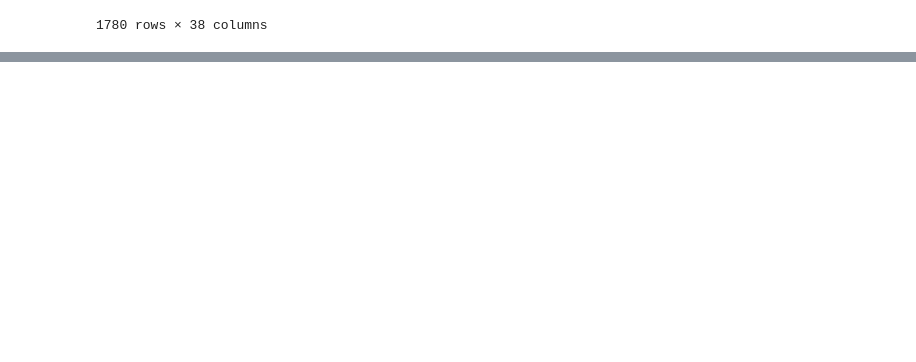
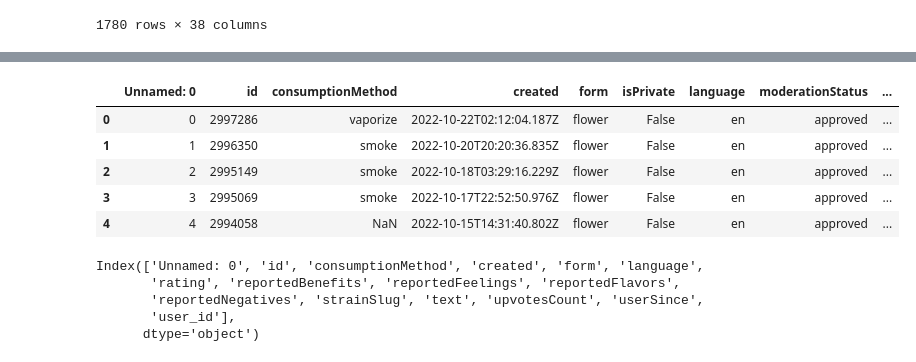
Before and after one commit to jachiike-madubuko/canna.bi, a Jupyter notebook: notebooks/exploratory/5.0-jcm-cleaning-reviews.ipynb, the cells around one changed output, grey strips where cells are left out. Saved outputs shown, nothing was run; the diff lists cells and outputs as text; code cells hidden in the pictures; blank space fills up the shorter version.

```diff
--- a/notebooks/exploratory/5.0-jcm-cleaning-reviews.ipynb
+++ b/notebooks/exploratory/5.0-jcm-cleaning-reviews.ipynb
@@ -66,0 +115,17 @@ init[init.strainSlug == 'wedding-cake']
+# %%
+df3.head()
+# %% [output]
+|  | Unnamed: 0 | id | consumptionMethod | created | form | isPrivate | language | moderationStatus | ... |
+| 0 | 0 | 2997286 | vaporize | 2022-10-22T02:12:04.187Z | flower | False | en | approved | ... |
+| 1 | 1 | 2996350 | smoke | 2022-10-20T20:20:36.835Z | flower | False | en | approved | ... |
+| 2 | 2 | 2995149 | smoke | 2022-10-18T03:29:16.229Z | flower | False | en | approved | ... |
+| 3 | 3 | 2995069 | smoke | 2022-10-17T22:52:50.976Z | flower | False | en | approved | ... |
+| 4 | 4 | 2994058 | NaN | 2022-10-15T14:31:40.802Z | flower | False | en | approved | ... |
+# %%
+df3.columns
+# %% [output]
+Index(['Unnamed: 0', 'id', 'consumptionMethod', 'created', 'form', 'language',
+       'rating', 'reportedBenefits', 'reportedFeelings', 'reportedFlavors',
+       'reportedNegatives', 'strainSlug', 'text', 'upvotesCount', 'userSince',
+       'user_id'],
+      dtype='object')
```
Also changed, not shown: parts of 15 cells of this notebook, 1 other file.
